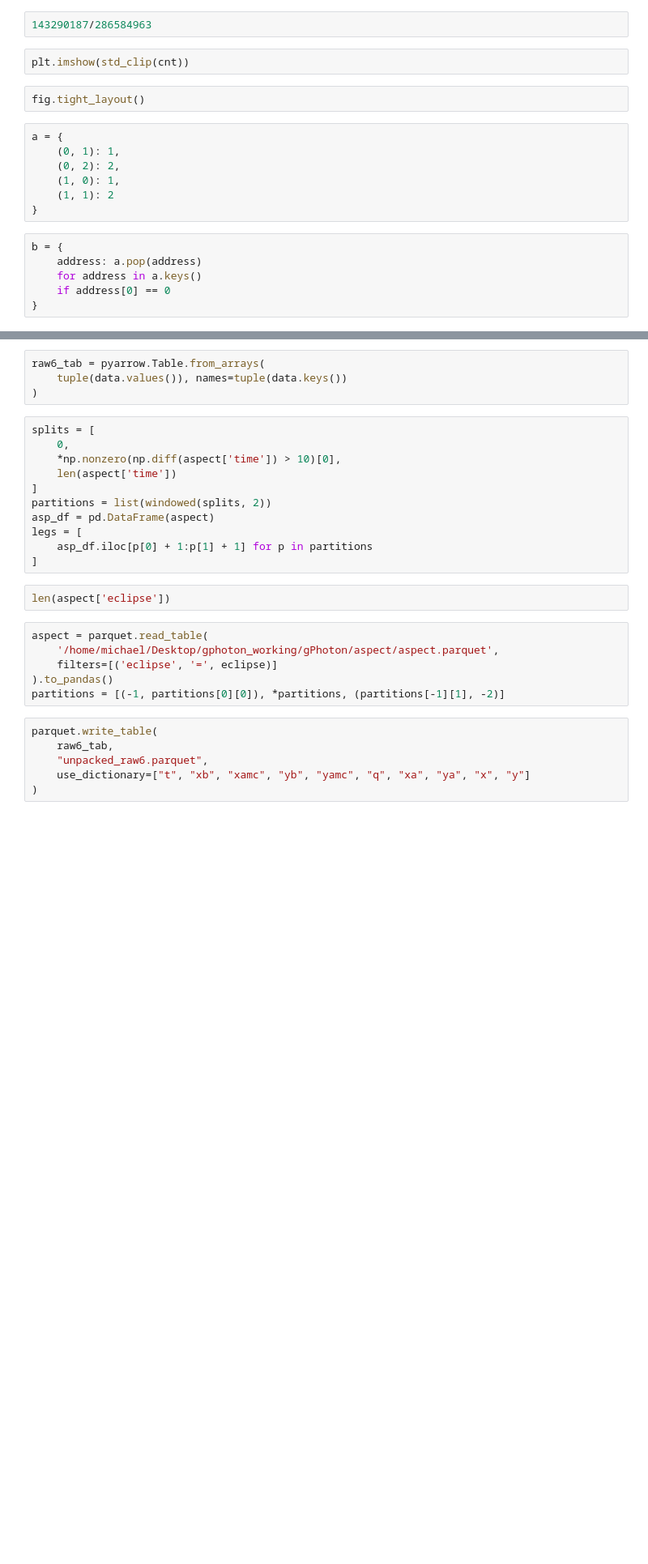
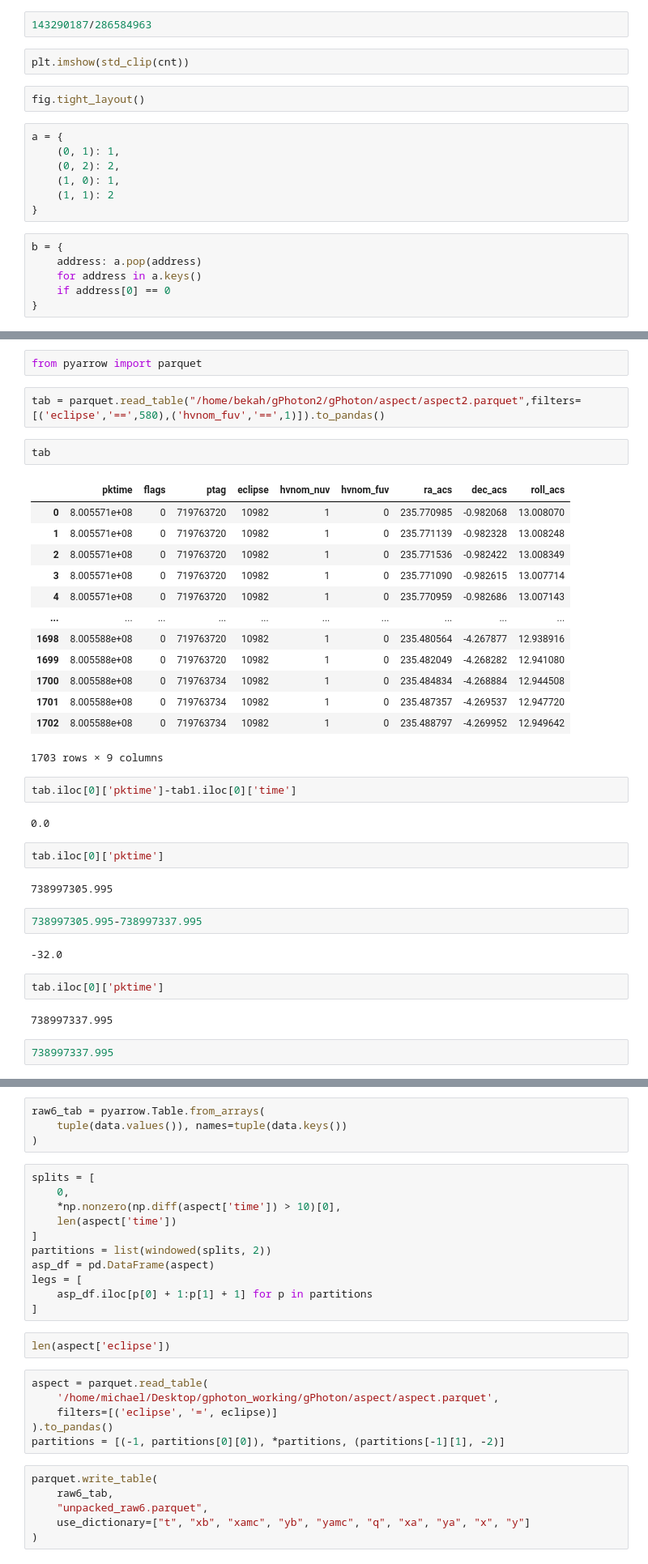
Before and after one commit to MillionConcepts/gPhoton2, a Jupyter notebook: leg_workspace.ipynb, the cells around one changed output, grey strips where cells are left out. Shown at 81% size. Cells and saved outputs as stored; diff of their text form; blank space fills up the shorter version.

Commit message:
filter for hvnom

```diff
--- a/leg_workspace.ipynb
+++ b/leg_workspace.ipynb
@@ -113,0 +129,38 @@ b = {
+# %%
+from pyarrow import parquet
+# %%
+tab = parquet.read_table("/home/bekah/gPhoton2/gPhoton/aspect/aspect2.parquet",filters=[('eclipse','==',580),('hvnom_fuv','==',1)]).to_pandas()
+# %%
+tab
+# %% [output]
+|  | pktime | flags | ptag | eclipse | hvnom_nuv | hvnom_fuv | ra_acs | dec_acs | roll_acs |
+| 0 | 8.005571e+08 | 0 | 719763720 | 10982 | 1 | 0 | 235.770985 | -0.982068 | 13.008070 |
+| 1 | 8.005571e+08 | 0 | 719763720 | 10982 | 1 | 0 | 235.771139 | -0.982328 | 13.008248 |
+| 2 | 8.005571e+08 | 0 | 719763720 | 10982 | 1 | 0 | 235.771536 | -0.982422 | 13.008349 |
+| 3 | 8.005571e+08 | 0 | 719763720 | 10982 | 1 | 0 | 235.771090 | -0.982615 | 13.007714 |
+| 4 | 8.005571e+08 | 0 | 719763720 | 10982 | 1 | 0 | 235.770959 | -0.982686 | 13.007143 |
+| ... | ... | ... | ... | ... | ... | ... | ... | ... | ... |
+| 1698 | 8.005588e+08 | 0 | 719763720 | 10982 | 1 | 0 | 235.480564 | -4.267877 | 12.938916 |
+| 1699 | 8.005588e+08 | 0 | 719763720 | 10982 | 1 | 0 | 235.482049 | -4.268282 | 12.941080 |
+| 1700 | 8.005588e+08 | 0 | 719763734 | 10982 | 1 | 0 | 235.484834 | -4.268884 | 12.944508 |
+| 1701 | 8.005588e+08 | 0 | 719763734 | 10982 | 1 | 0 | 235.487357 | -4.269537 | 12.947720 |
+| 1702 | 8.005588e+08 | 0 | 719763734 | 10982 | 1 | 0 | 235.488797 | -4.269952 | 12.949642 |
+1703 rows × 9 columns
+# %%
+tab.iloc[0]['pktime']-tab1.iloc[0]['time']
+# %% [output]
+0.0
+# %%
+tab.iloc[0]['pktime']
+# %% [output]
+738997305.995
+# %%
+738997305.995-738997337.995
+# %% [output]
+-32.0
+# %%
+tab.iloc[0]['pktime']
+# %% [output]
+738997337.995
+# %%
+738997337.995
```
Also changed, not shown: parts of 18 cells of this notebook, 2 other files.
